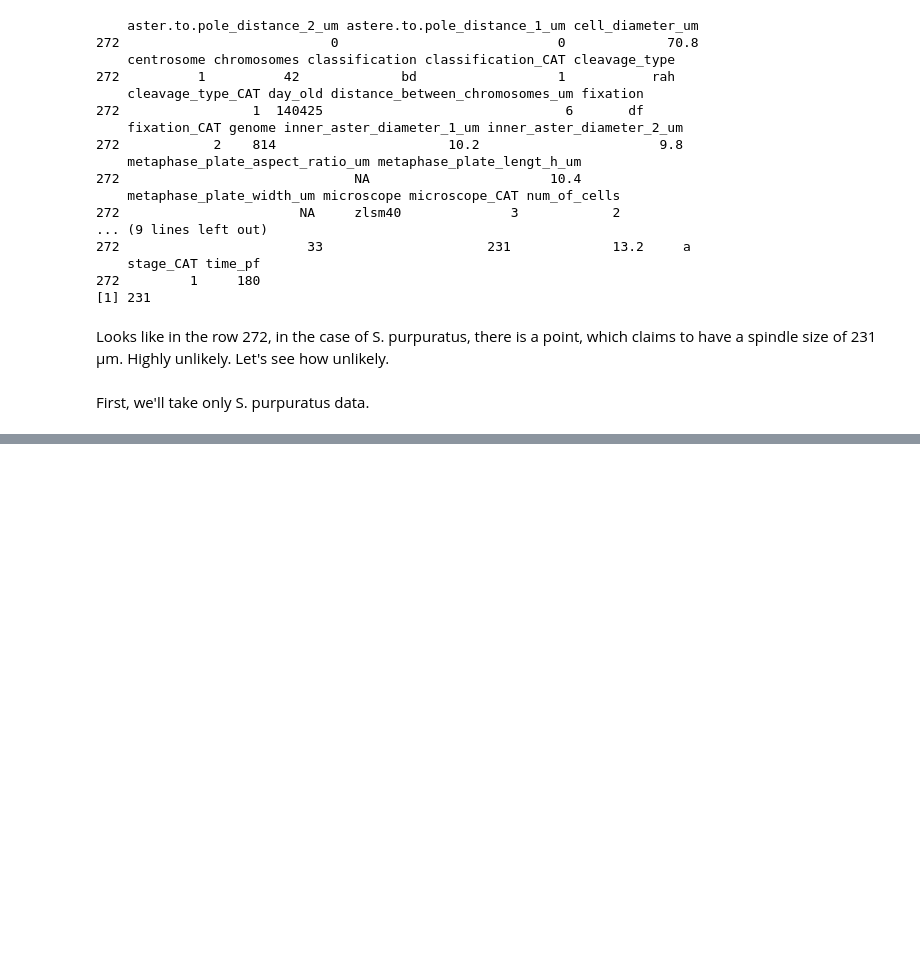
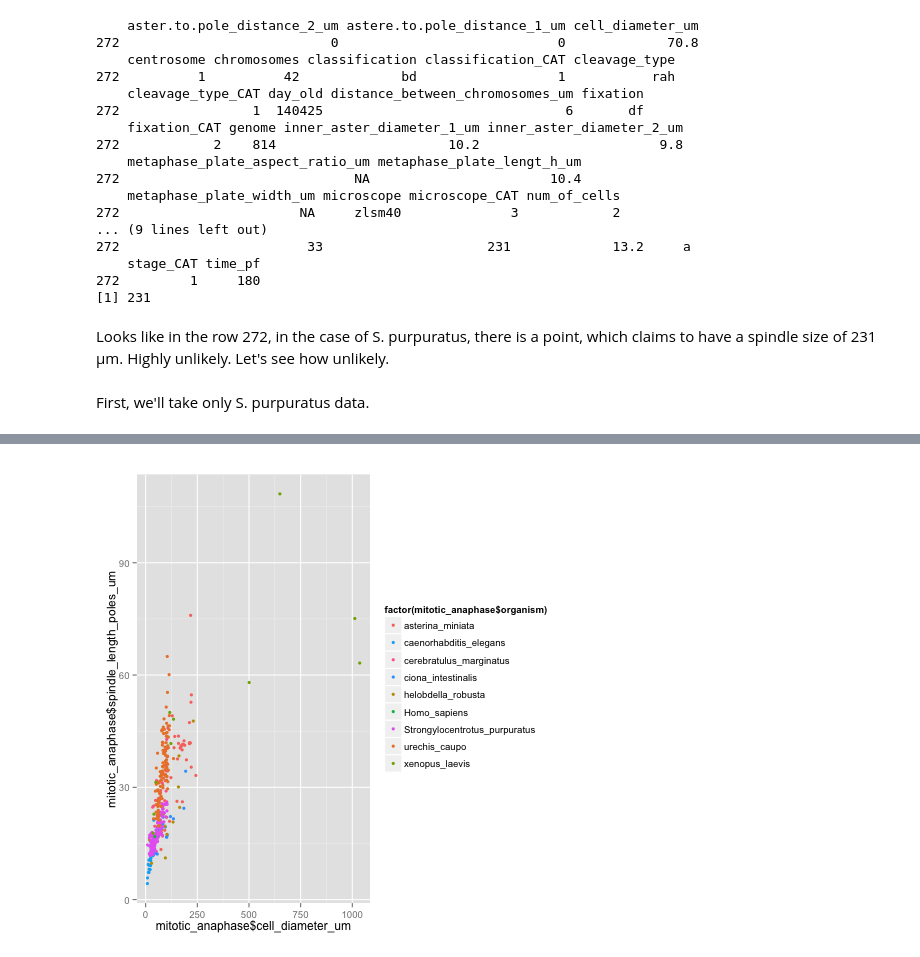
Before and after one commit to emmaggie/SPINDLE_ZOO, a Jupyter notebook: Final/Code/4_scaling_plots_Fig1_S1.ipynb, the cells around one changed output, grey strips where cells are left out. Saved outputs shown, nothing was run; the diff lists cells and outputs as text; code cells hidden in the pictures; blank space fills up the shorter version.

```diff
--- a/Final/Code/4_scaling_plots_Fig1_S1.ipynb
+++ b/Final/Code/4_scaling_plots_Fig1_S1.ipynb
@@ -318,0 +363,11 @@ subset.purpuratus=mitotic_anaphase[mitotic_anaphase=="Strongylocentrotus_purpura
+# %%
+%%R
+mitotic_anaphase<-mitotic_anaphase[which(mitotic_anaphase$cell_diameter_um!=min(mitotic_anaphase$cell_diameter_um,na.rm=TRUE)),]
+# %%
+%%R
+plot_S1C<-ggplot()
+plot_S1C<-plot_S1C+geom_point(data=mitotic_anaphase,aes(x=mitotic_anaphase$cell_diameter_um,y=mitotic_anaphase$spindle_length_poles_um,colour=factor(mitotic_anaphase$organism)),size=1.5)
+plot_S1C<-plot_S1C+scale_color_manual(values = mapping_vector2)
+plot_S1C
+# %% [output]
+[figure, added]
```
Also changed, not shown: parts of 26 cells of this notebook, 2 other files.
